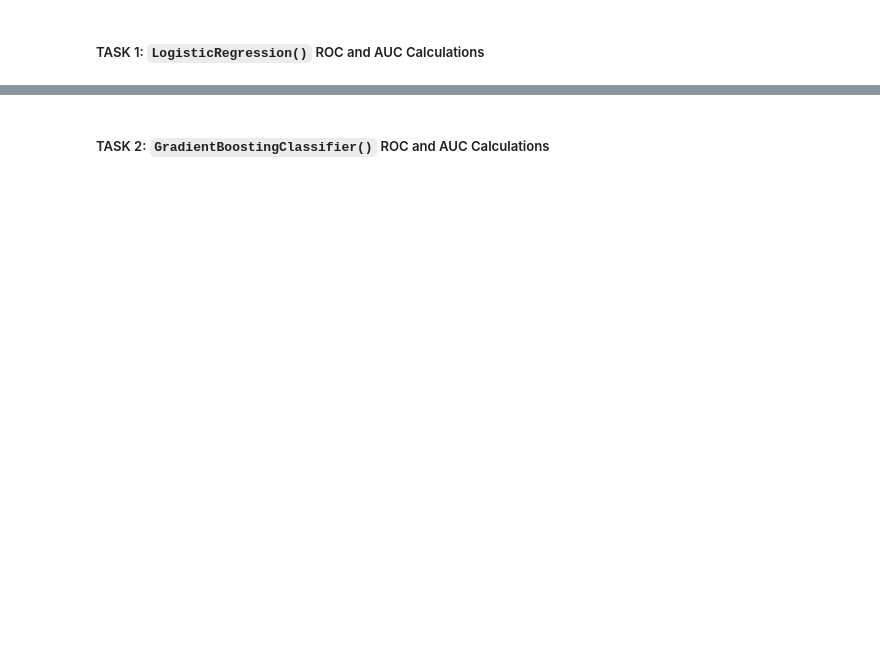
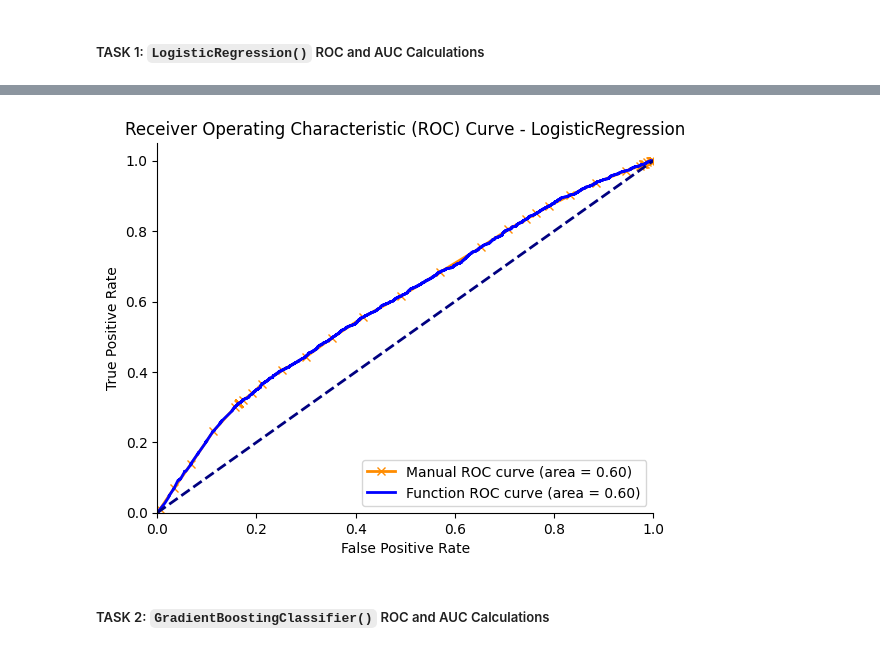
Before and after one commit to bmontoyag/UTEC_MISTI_2026, a Jupyter notebook: kobe_modelvalidation_exercises.ipynb, the cells around one changed output, grey strips where cells are left out. Drawn from its saved outputs; the diff is of its cells as text; code cells hidden in the pictures; blank space fills up the shorter version.

```diff
--- a/kobe_modelvalidation_exercises.ipynb
+++ b/kobe_modelvalidation_exercises.ipynb
@@ -279,31 +288,31 @@ SyntaxError: invalid syntax (<ipython-input-111-6a3ec810e704>, line 4)
 # TASK 2 EXERCISE
 
 # Extract values from the confusion matrix
-''' ADD YOUR CODE HERE '''
+TN, FP, FN, TP = gbm_conf_matrix.ravel()
 
 # Recall (Sensitivity or True Positive Rate)
-recall_calculation_gbm = <REPLACE ME AND MY BRACKETS>
+recall_calculation_gbm = TP / (TP + FN)
 
 # Precision
-precision_calculation_gbm = <REPLACE ME AND MY BRACKETS>
+precision_calculation_gbm = TP / (TP + FP)
 
 # Accuracy
-accuracy_calculation_gbm = <REPLACE ME AND MY BRACKETS>
+accuracy_calculation_gbm = (TP + TN) / (TP + TN + FP + FN)
 
 # Sensitivity (same as Recall or True Positive Rate)
-sensitivity_calculation_gbm = <REPLACE ME AND MY BRACKETS>
+sensitivity_calculation_gbm = TP / (TP + FN)
 
 # Specificity (True Negative Rate)
-specificity_calculation_gbm = <REPLACE ME AND MY BRACKETS>
+specificity_calculation_gbm = TN / (TN + FP)
 
 # False Positive Rate
-false_positive_rate_calculation_gbm = <REPLACE ME AND MY BRACKETS>
+false_positive_rate_calculation_gbm = FP / (TN + FP)
 
 # True Negative Rate (same as Specificity)
-true_negative_rate_calculation_gbm = <REPLACE ME AND MY BRACKETS>
+true_negative_rate_calculation_gbm = TN / (TN + FP)
 
 # True Positive Rate (same as Sensitivity or Recall)
-true_positive_rate_calculation_gbm = <REPLACE ME AND MY BRACKETS>
+true_positive_rate_calculation_gbm = TP / (TP + FN)
 
 # Print all calculated metrics based on the confusion matrix
 calculated_metrics_gbm = {
@@ -410,7 +426,7 @@ Gradient Boosting Performance (ROC AUC): 0.60121
 
 tprs = []
 fprs = []
-thresholds = <REPLACE ME AND MY ARROWS>
+thresholds = np.linspace(0, 1, 100)  # Use 100 thresholds between 0 and 1
 y_prob_logReg = logReg.predict_proba(val[feat])[:, 1]
 y_true = val[label].values[:, 0]
 
@@ -418,17 +434,18 @@ y_true = val[label].values[:, 0]
 for threshold in thresholds:
 
     # Binarize predictions based on the threshold
-    y_pred = <REPLACE ME AND MY ARROWS>
+    y_pred = (y_prob_logReg >= threshold).astype(int)
 
     # True Positives, False Positives, True Negatives, False Negatives
-    TP = ((y_pred == <REPLACE ME AND MY ARROWS>) & (y_true == <REPLACE ME AND MY ARROWS>)).sum()
-    FP = ((y_pred == <REPLACE ME AND MY ARROWS>) & (y_true == <REPLACE ME AND MY ARROWS>)).sum()
-    TN = ((y_pred == <REPLACE ME AND MY ARROWS>) & (y_true == <REPLACE ME AND MY ARROWS>)).sum()
-    FN = ((y_pred == 0<REPLACE ME AND MY ARROWS>) & (y_true == <REPLACE ME AND MY ARROWS>)).sum()
+    TP = ((y_pred == 1) & (y_true == 1)).sum()
+    FP = ((y_pred == 1) & (y_true == 0)).sum()
+    TN = ((y_pred == 0) & (y_true == 0)).sum()
+    FN = ((y_pred == 0) & (y_true == 1)).sum()
 
     # Calculate TPR and FPR
-    tpr = TP / (TP + FN)
-    fpr = FP / (FP + TN)
+    # Avoid division by zero
+    tpr = TP / (TP + FN) if (TP + FN) != 0 else 0
+    fpr = FP / (FP + TN) if (FP + TN) != 0 else 0
 
     tprs.append(tpr)
     fprs.append(fpr)
@@ -438,15 +455,17 @@ tprs = np.array(tprs)
 fprs = np.array(fprs)
 
 # Calculate the area under the curve (AUC) manually
-roc_auc = np.trapz(tprs, fprs)
+# Ensure fprs are monotonically increasing for np.trapz
+sorted_indices = np.argsort(fprs)
+roc_auc = np.trapz(tprs[sorted_indices], fprs[sorted_indices])
 
 # ROC CALCULATION WITH FUNCTIONS ----------------------------------------------------------
 fprs_function_lr, tprs_function_lr, _ = roc_curve(val[label], y_prob_logReg)
 roc_auc_function_LogReg = auc(fprs_function_lr, tprs_function_lr)
 
 plt.figure()
-plt.plot(fprs, tprs, color='darkorange', lw=2, label=f'ROC curve (area = {roc_auc:.2f})', marker = 'x')
-plt.plot(fprs_function_lr, tprs_function_lr, color='blue', lw=2, label=f'ROC curve (area = {roc_auc_function_LogReg:.2f})')
+plt.plot(fprs, tprs, color='darkorange', lw=2, label=f'Manual ROC curve (area = {roc_auc:.2f})', marker = 'x')
+plt.plot(fprs_function_lr, tprs_function_lr, color='blue', lw=2, label=f'Function ROC curve (area = {roc_auc_function_LogReg:.2f})')
 plt.plot([0, 1], [0, 1], color='navy', lw=2, linestyle='--')
 plt.xlim([0.0, 1.0])
 plt.ylim([0.0, 1.05])
@@ -461,3 +479,4 @@ SyntaxError: invalid syntax (<ipython-input-134-740bb6665c9f>, line 8)
+[figure, added]
 # %% [markdown]
 ##### TASK 2: `GradientBoostingClassifier()` ROC and AUC Calculations
 # %%
```
Also changed, not shown: parts of 7 cells of this notebook.
